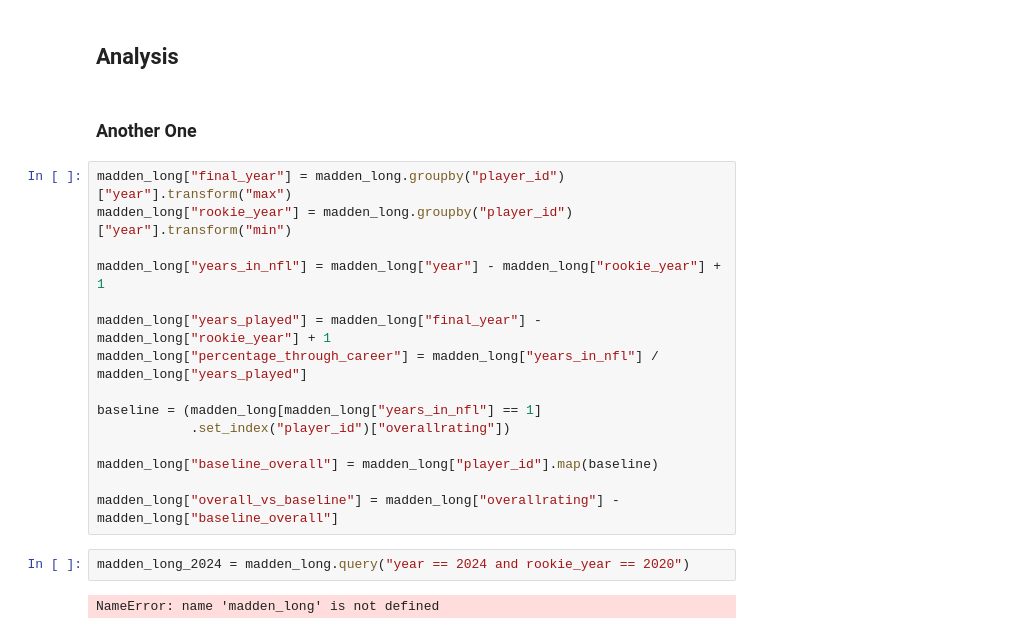
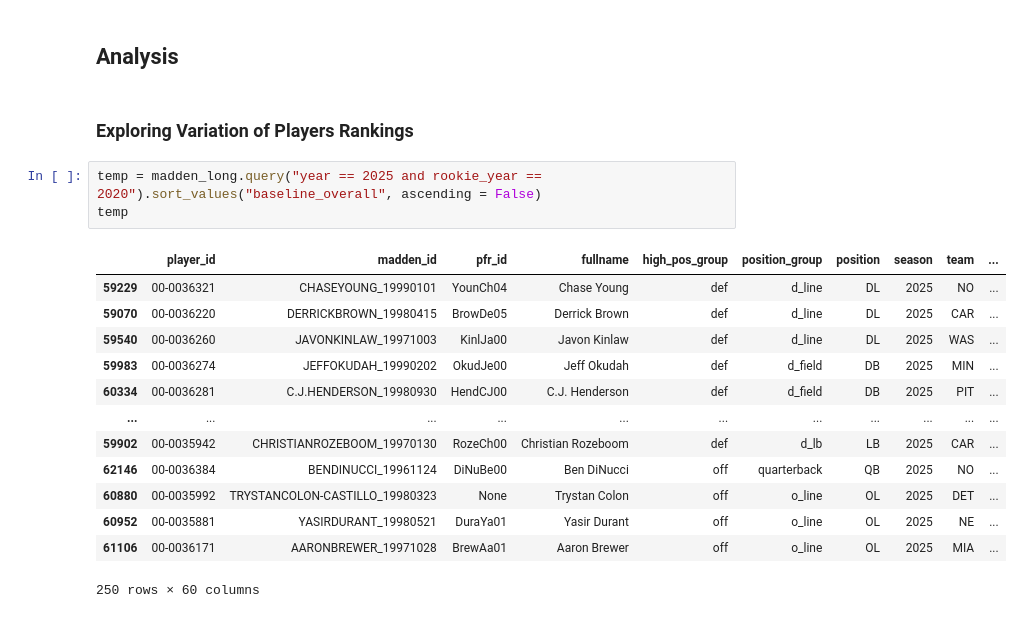
Before and after one commit to CharlieHubbard7/NFLResearch, a Jupyter notebook: (6_2_26)_NFL_Research.ipynb, the cells around one changed output. Saved outputs shown, nothing was run; the diff lists cells and outputs as text.

```diff
--- a/(6_2_26)_NFL_Research.ipynb
+++ b/(6_2_26)_NFL_Research.ipynb
@@ -440,23 +95,21 @@ madden_long.head()
 # %% [markdown]
 ## Analysis
-# %% [markdown]
-### Another One
-# %%
-madden_long["final_year"] = madden_long.groupby("player_id")["year"].transform("max")
-madden_long["rookie_year"] = madden_long.groupby("player_id")["year"].transform("min")
-
-madden_long["years_in_nfl"] = madden_long["year"] - madden_long["rookie_year"] + 1
-
-madden_long["years_played"] = madden_long["final_year"] - madden_long["rookie_year"] + 1
-madden_long["percentage_through_career"] = madden_long["years_in_nfl"] / madden_long["years_played"]
-
-baseline = (madden_long[madden_long["years_in_nfl"] == 1]
-            .set_index("player_id")["overallrating"])
-
-madden_long["baseline_overall"] = madden_long["player_id"].map(baseline)
-
-madden_long["overall_vs_baseline"] = madden_long["overallrating"] - madden_long["baseline_overall"]
+# %% [markdown]
+### Exploring Variation of Players Rankings
 # %%
-madden_long_2024 = madden_long.query("year == 2024 and rookie_year == 2020")
+temp = madden_long.query("year == 2025 and rookie_year == 2020").sort_values("baseline_overall", ascending = False)
+temp
 # %% [output]
+|  | player_id | madden_id | pfr_id | fullname | high_pos_group | position_group | position | season | team | ... |
+| 59229 | 00-0036321 | CHASEYOUNG_19990101 | YounCh04 | Chase Young | def | d_line | DL | 2025 | NO | ... |
+| 59070 | 00-0036220 | DERRICKBROWN_19980415 | BrowDe05 | Derrick Brown | def | d_line | DL | 2025 | CAR | ... |
+| 59540 | 00-0036260 | JAVONKINLAW_19971003 | KinlJa00 | Javon Kinlaw | def | d_line | DL | 2025 | WAS | ... |
+| 59983 | 00-0036274 | JEFFOKUDAH_19990202 | OkudJe00 | Jeff Okudah | def | d_field | DB | 2025 | MIN | ... |
+| 60334 | 00-0036281 | C.J.HENDERSON_19980930 | HendCJ00 | C.J. Henderson | def | d_field | DB | 2025 | PIT | ... |
+| ... | ... | ... | ... | ... | ... | ... | ... | ... | ... | ... |
+| 59902 | 00-0035942 | CHRISTIANROZEBOOM_19970130 | RozeCh00 | Christian Rozeboom | def | d_lb | LB | 2025 | CAR | ... |
+| 62146 | 00-0036384 | BENDINUCCI_19961124 | DiNuBe00 | Ben DiNucci | off | quarterback | QB | 2025 | NO | ... |
+| 60880 | 00-0035992 | TRYSTANCOLON-CASTILLO_19980323 | None | Trystan Colon | off | o_line | OL | 2025 | DET | ... |
+| 60952 | 00-0035881 | YASIRDURANT_19980521 | DuraYa01 | Yasir Durant | off | o_line | OL | 2025 | NE | ... |
+| 61106 | 00-0036171 | AARONBREWER_19971028 | BrewAa01 | Aaron Brewer | off | o_line | OL | 2025 | MIA | ... |
-NameError: name 'madden_long' is not defined
+250 rows × 60 columns
```
Also changed, not shown: parts of 13 cells of this notebook.
